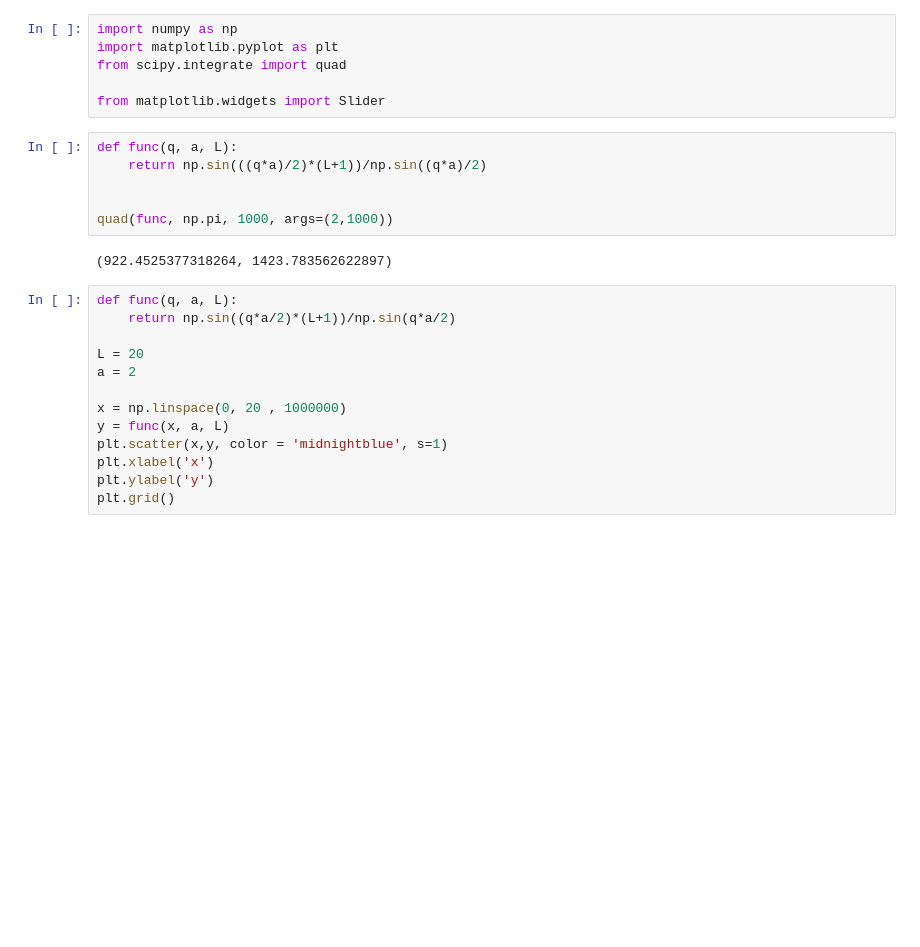
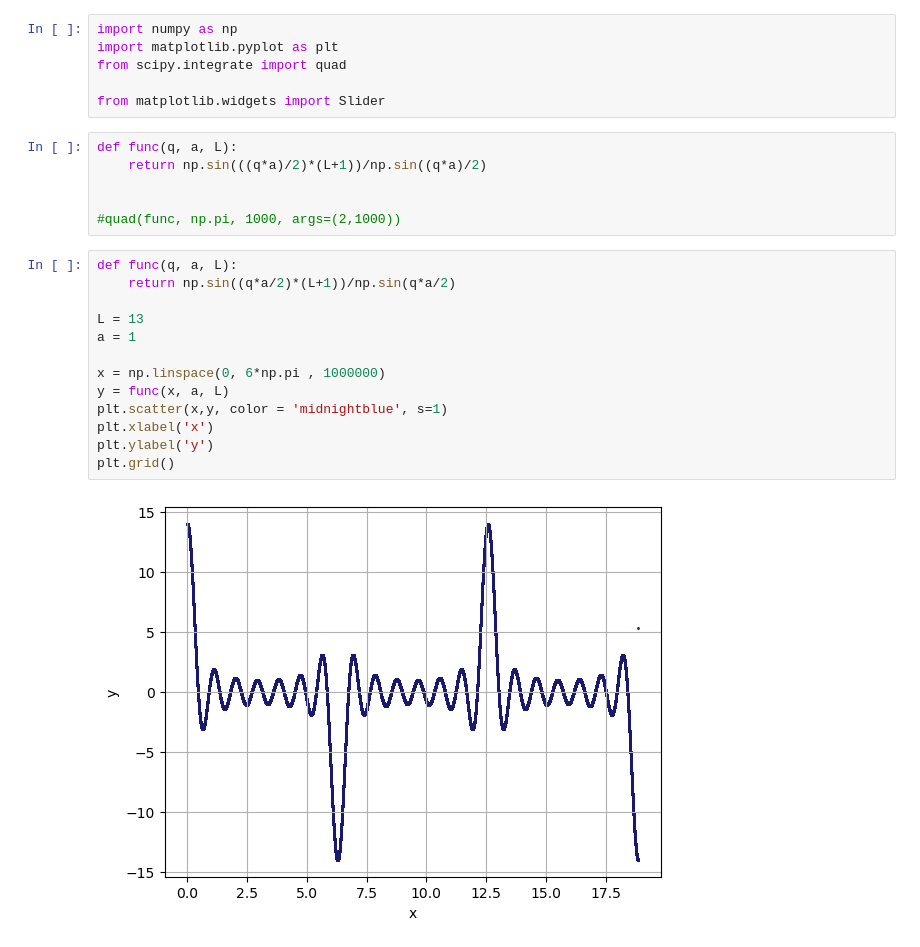
Before and after one commit to JonasOllesch/UniStuff, a Jupyter notebook: FKT/Blatt08/Ex3b.ipynb, the cells around one changed output. Cells and saved outputs as stored; diff of their text form; blank space fills up the shorter version.

```diff
--- a/FKT/Blatt08/Ex3b.ipynb
+++ b/FKT/Blatt08/Ex3b.ipynb
@@ -9,22 +9,22 @@ def func(q, a, L):
     return np.sin(((q*a)/2)*(L+1))/np.sin((q*a)/2)
 
 
-quad(func, np.pi, 1000, args=(2,1000))
+#quad(func, np.pi, 1000, args=(2,1000))
-# %% [output]
-(922.4525377318264, 1423.783562622897)
 # %%
 def func(q, a, L):
     return np.sin((q*a/2)*(L+1))/np.sin(q*a/2)
 
-L = 20
-a = 2
+L = 13
+a = 1
 
-x = np.linspace(0, 20 , 1000000)
+x = np.linspace(0, 6*np.pi , 1000000)
 y = func(x, a, L)
 plt.scatter(x,y, color = 'midnightblue', s=1)
 plt.xlabel('x')
 plt.ylabel('y')
 plt.grid()
+# %% [output]
+[figure, added]
 # %%
 %matplotlib widget
 def func(q, a, L):
```
Also changed, not shown: parts of 1 cell of this notebook.
